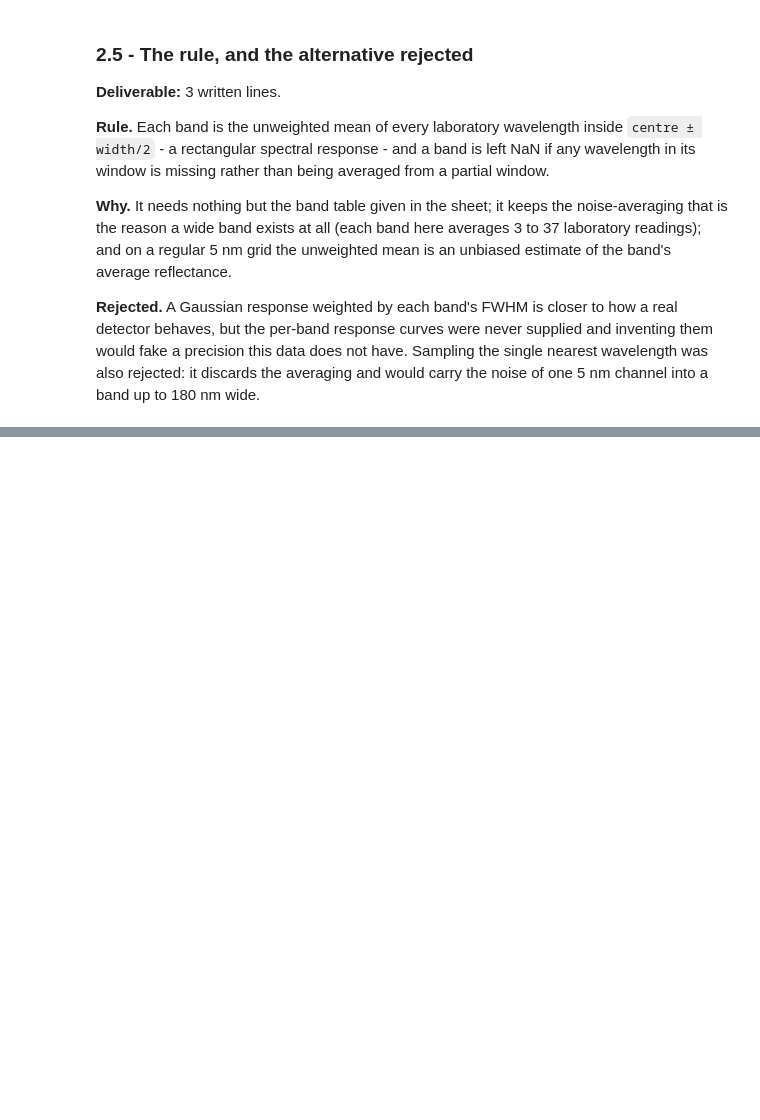
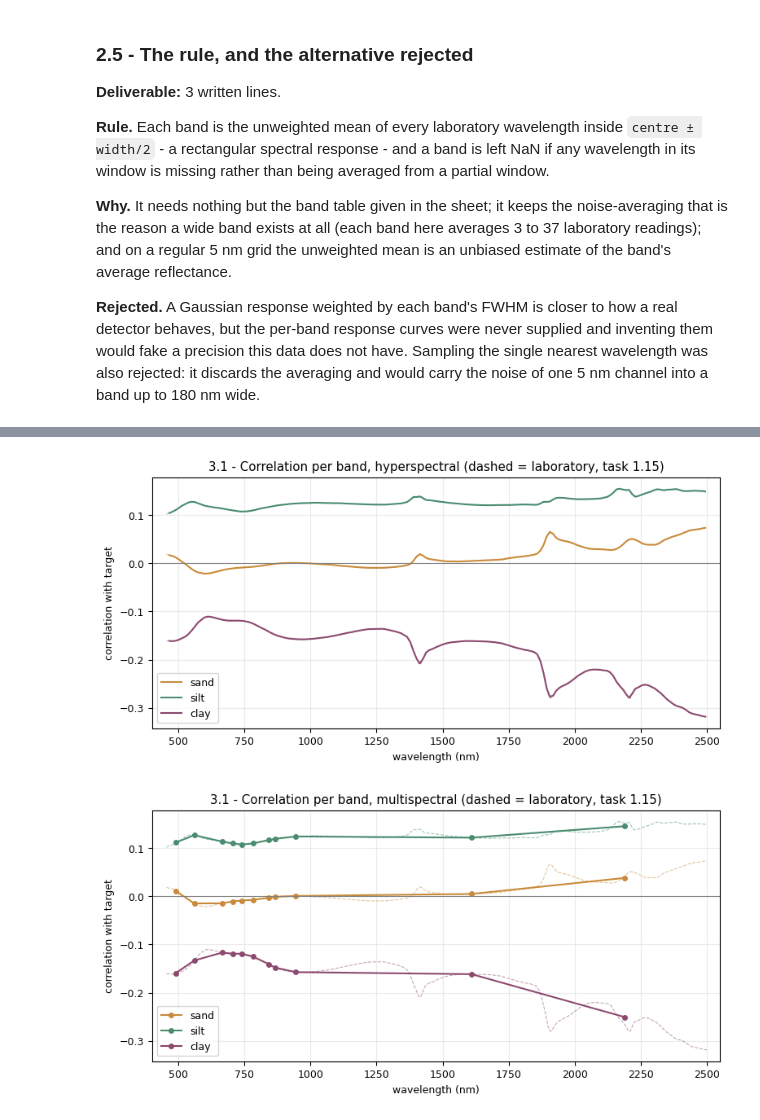
Before and after one commit to Abdelmalek05/soil-texture-from-spectra, a Jupyter notebook: soil_texture_lab.ipynb, the cells around one changed output, grey strips where cells are left out. Drawn from its saved outputs; the diff is of its cells as text; code cells hidden in the pictures; blank space fills up the shorter version.

```diff
--- a/soil_texture_lab.ipynb
+++ b/soil_texture_lab.ipynb
@@ -513,0 +527,28 @@ a band up to 180 nm wide.
+# %%
+# task 3.1: the same correlation curves, on the simulated sensors
+def corr_with_targets(df, cols, rows):
+    """Pearson r of each column of df against sand, silt and clay."""
+    return np.array([[np.corrcoef(df.loc[rows, c], dataset.loc[rows, t])[0, 1]
+                      for t in TARGETS] for c in cols])
+
+R_lab = corr_with_targets(dataset, SPEC410, VALID)
+R_hyper = corr_with_targets(hyper, HYPER_OK, VALID)
+R_multi = corr_with_targets(multi, MULTI_OK, VALID)
+
+nm_hyper = np.array([c for n, c, w in BANDS_HYPER if n in HYPER_OK])
+nm_multi = np.array([c for n, c, w in BANDS_12 if n in MULTI_OK])
+
+for title, R_s, nm, style in [("hyperspectral", R_hyper, nm_hyper, "-"),
+                              ("multispectral", R_multi, nm_multi, "o-")]:
+    plt.figure(figsize=(9, 4))
+    for k, t in enumerate(TARGETS):
+        plt.plot(WL410, R_lab[:, k], lw=0.8, ls="--", color=COLORS[t], alpha=0.5)
+        plt.plot(nm, R_s[:, k], style, ms=4, color=COLORS[t], label=t)
+    plt.axhline(0, color="grey", lw=0.8)
+    plt.xlim(400, 2550); plt.legend()
+    plt.xlabel("wavelength (nm)"); plt.ylabel("correlation with target")
+    plt.title(f"3.1 - Correlation per band, {title} (dashed = laboratory, task 1.15)")
+    save_fig(f"3.1_{title}"); plt.show()
+# %% [output]
+[figure, added]
+[figure, added]
```
Also changed, not shown: parts of 4 cells of this notebook, 3 other files.
